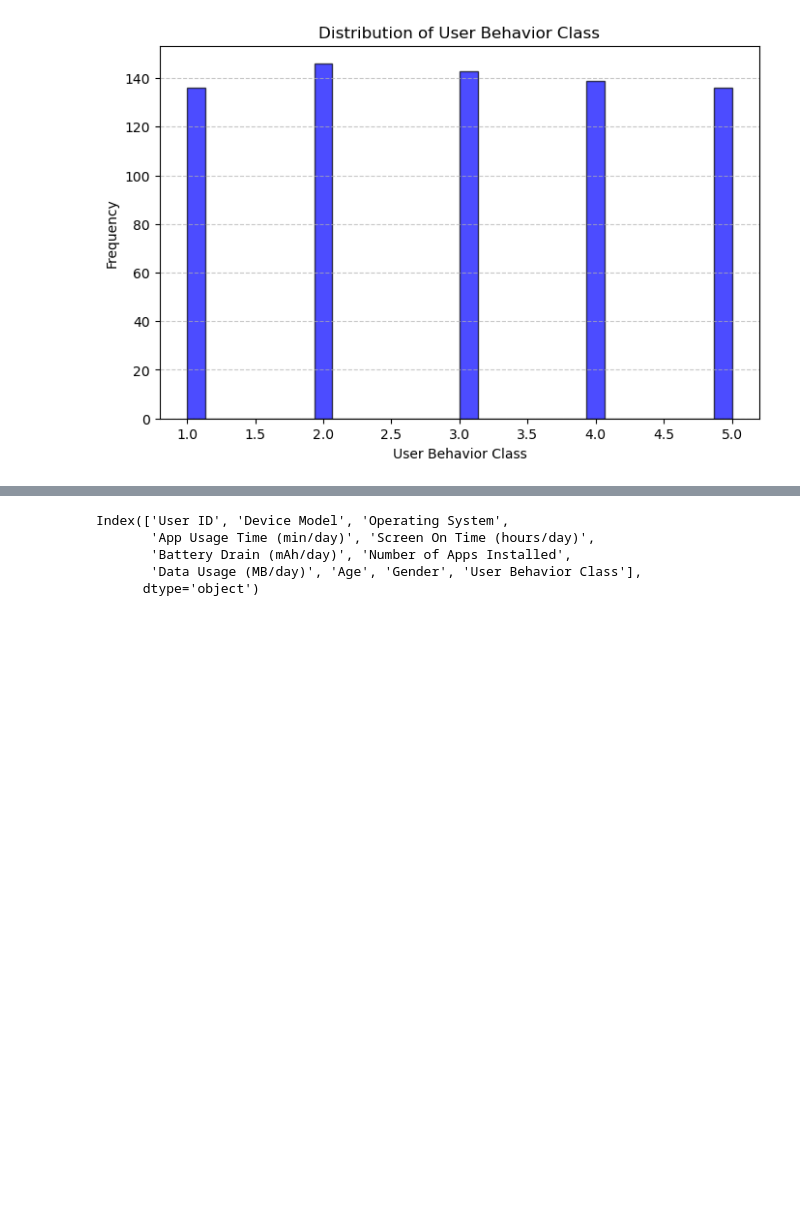
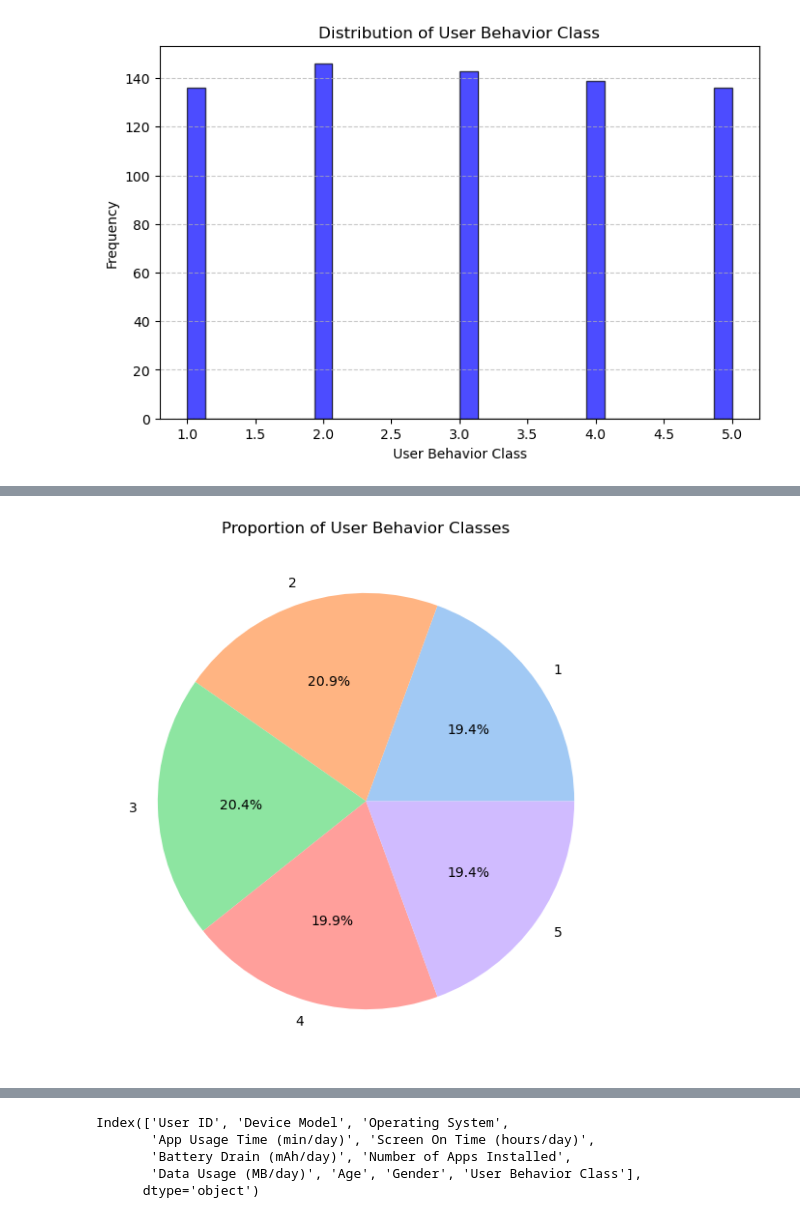
Before and after one commit to chingu-voyages/v52-tier2-team-27, a Jupyter notebook: mobile-device-usage-and-user-behavior-project.ipynb, the cells around one changed output, grey strips where cells are left out. Drawn from its saved outputs; the diff is of its cells as text; code cells hidden in the pictures; blank space fills up the shorter version.

```diff
--- a/mobile-device-usage-and-user-behavior-project.ipynb
+++ b/mobile-device-usage-and-user-behavior-project.ipynb
@@ -233,0 +586,9 @@ plt.show()
+# %%
+# Visualize Class Proportions and Relationships
+# Pie chart of proportions
+behavior_summary.plot.pie(autopct='%1.1f%%', figsize=(7, 7), colors=sns.color_palette('pastel'))
+plt.title('Proportion of User Behavior Classes')
+plt.ylabel('')
+plt.show()
+# %% [output]
+[figure, added]
```
Also changed, not shown: parts of 81 cells of this notebook.
